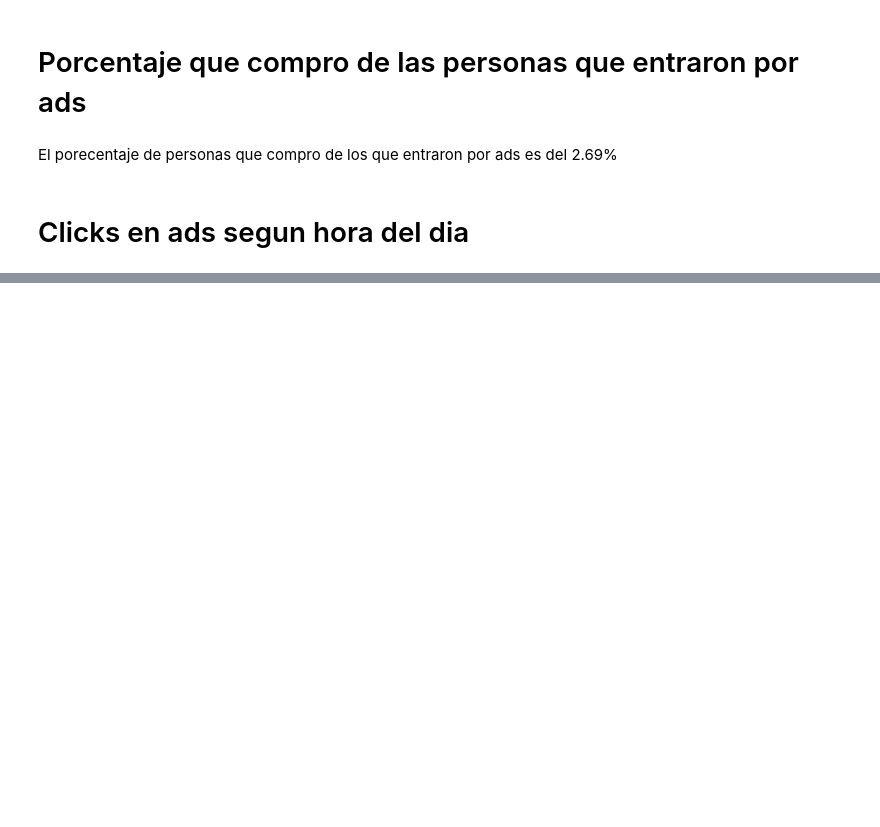
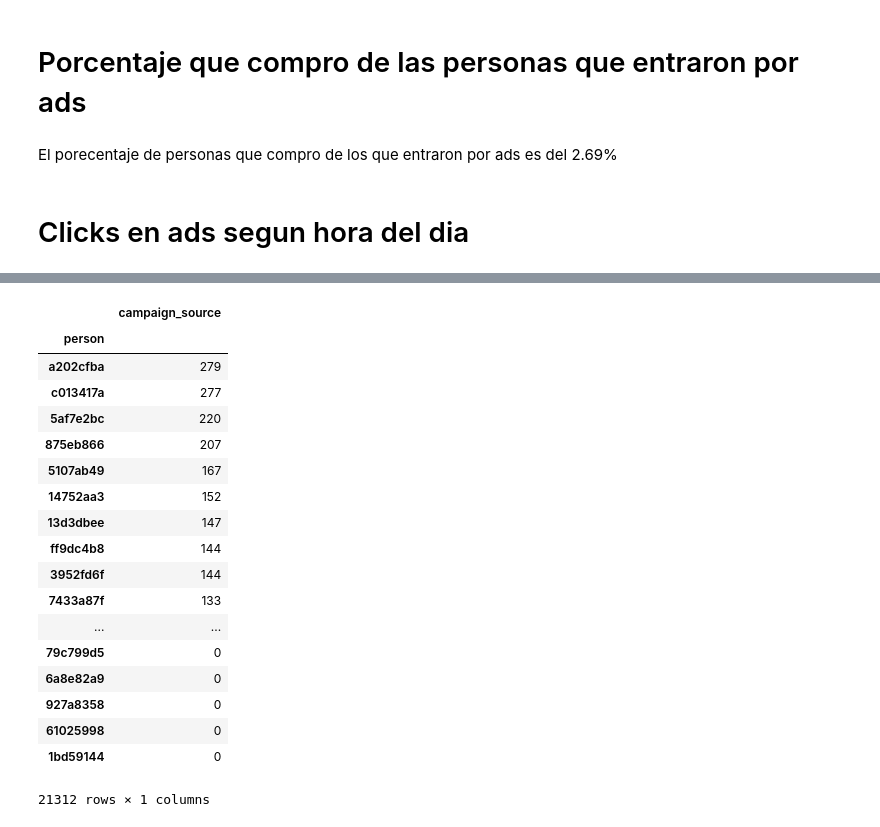
Before and after one commit to javier2409/TP1Datos2C2018, a Jupyter notebook: ad campaign hit.ipynb, the cells around one changed output, grey strips where cells are left out. Saved outputs shown, nothing was run; the diff lists cells and outputs as text; code cells hidden in the pictures; blank space fills up the shorter version.

```diff
--- a/ad campaign hit.ipynb
+++ b/ad campaign hit.ipynb
@@ -93,0 +130,23 @@ AxesSubplot(0.125,0.125;0.775x0.755)
+# %%
+persons = df_ads.groupby('person')
+persons.agg({'campaign_source':'count'}).sort_values('campaign_source',ascending=False)
+# %% [output]
+|  | campaign_source |
+| person |  |
+| a202cfba | 279 |
+| c013417a | 277 |
+| 5af7e2bc | 220 |
+| 875eb866 | 207 |
+| 5107ab49 | 167 |
+| 14752aa3 | 152 |
+| 13d3dbee | 147 |
+| ff9dc4b8 | 144 |
+| 3952fd6f | 144 |
+| 7433a87f | 133 |
+| ... | ... |
+| 79c799d5 | 0 |
+| 6a8e82a9 | 0 |
+| 927a8358 | 0 |
+| 61025998 | 0 |
+| 1bd59144 | 0 |
+21312 rows × 1 columns
```
Also changed, not shown: parts of 7 cells of this notebook, 2 other files.
